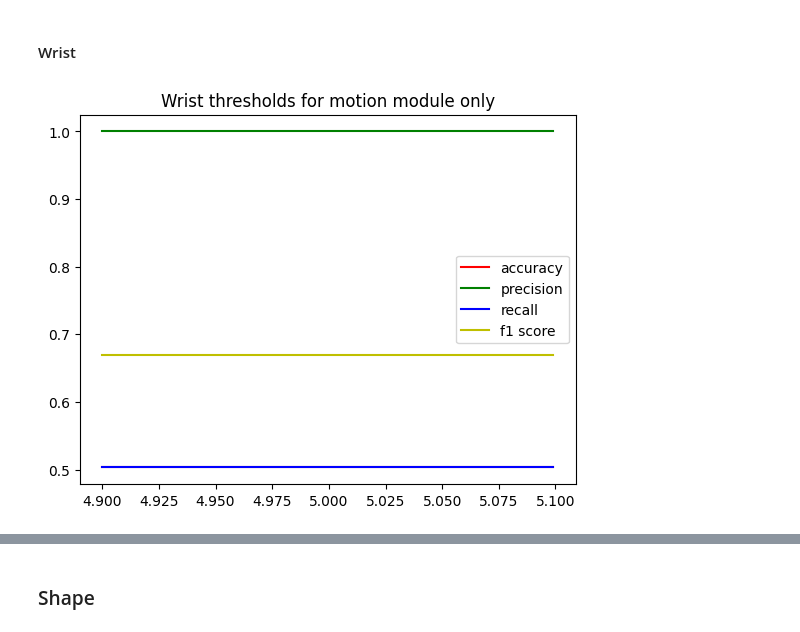
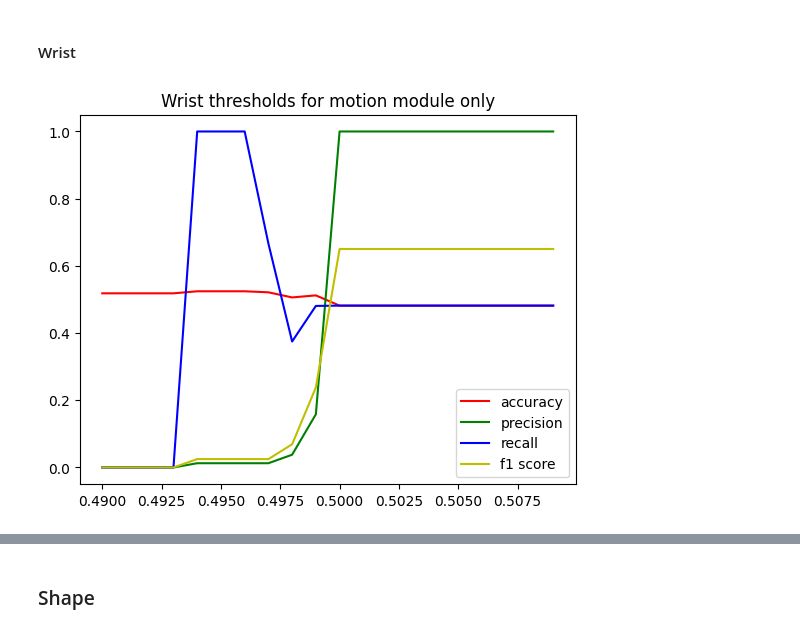
Before and after one commit to cgvillarroel/fslr-tutor, a Jupyter notebook: test.ipynb, the cells around one changed output, grey strips where cells are left out. Saved outputs shown, nothing was run; the diff lists cells and outputs as text; code cells hidden in the pictures.

```diff
--- a/test.ipynb
+++ b/test.ipynb
@@ -181,19 +181,19 @@ F1 Score : 0.6956521739130435
 # %%
 # graph different training thresholds
 utils.plot_thresholds(
     threshold_name="motion_wrist",
     title="Wrist thresholds for motion module only",
-    iterator=range(4900, 5100),
+    iterator=range(490, 510),
     scale=1000,
     test_function=utils.test_motion,
     x_values=x_train_folds[3],
     y_values=y_train_folds[3],
     other_thresholds={
         "motion_shoulder": 1,
         "motion_elbow": 1,
     })
 # %% [output]
-[figure, old version]
+[figure, new version]
 # %%
 # test set threshold
 utils.test_thresholds_binary(
```
Also changed, not shown: parts of 27 cells of this notebook, 1 other file.
